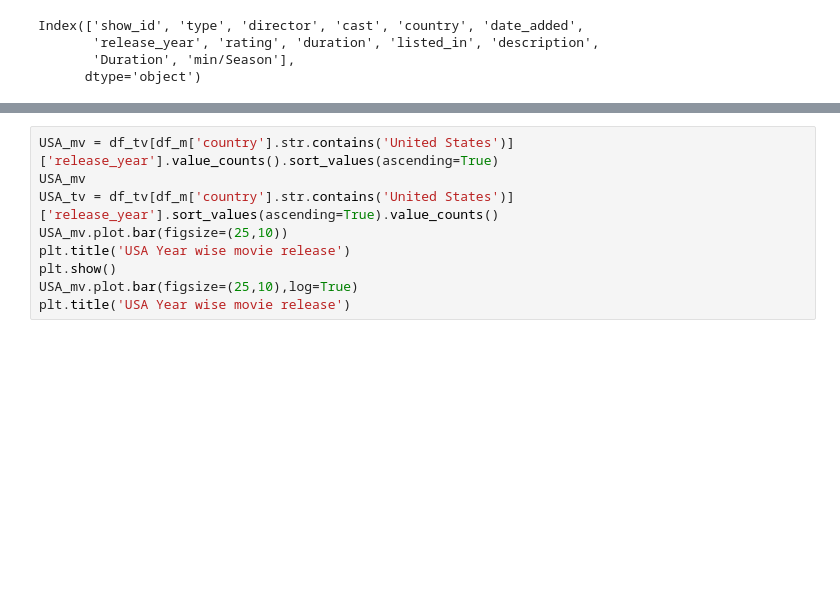
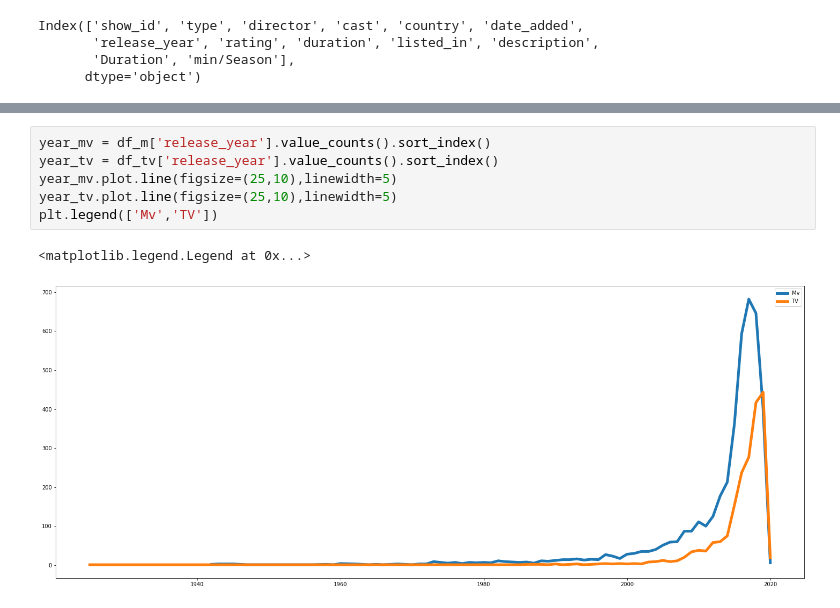
Before and after one commit to ssnk4343/Netflix_analysis, a Jupyter notebook: Netflix_titles.ipynb, the cells around one changed output, grey strips where cells are left out. Saved outputs shown, nothing was run; the diff lists cells and outputs as text; blank space fills up the shorter version.

```diff
--- a/Netflix_titles.ipynb
+++ b/Netflix_titles.ipynb
@@ -323,9 +322,9 @@ Text(0.5, 1.0, 'USA Year wise movie release')
-# %%
-USA_mv = df_tv[df_m['country'].str.contains('United States')]['release_year'].value_counts().sort_values(ascending=True)
-USA_mv
-USA_tv = df_tv[df_m['country'].str.contains('United States')]['release_year'].sort_values(ascending=True).value_counts()
-USA_mv.plot.bar(figsize=(25,10))
-plt.title('USA Year wise movie release')
-plt.show()
-USA_mv.plot.bar(figsize=(25,10),log=True)
-plt.title('USA Year wise movie release')
+# %%
+year_mv = df_m['release_year'].value_counts().sort_index()
+year_tv = df_tv['release_year'].value_counts().sort_index()
+year_mv.plot.line(figsize=(25,10),linewidth=5)
+year_tv.plot.line(figsize=(25,10),linewidth=5)
+plt.legend(['Mv','TV'])
+# %% [output]
+<matplotlib.legend.Legend at 0x...>
+[figure, added]
```
Also changed, not shown: parts of 3 cells of this notebook.
